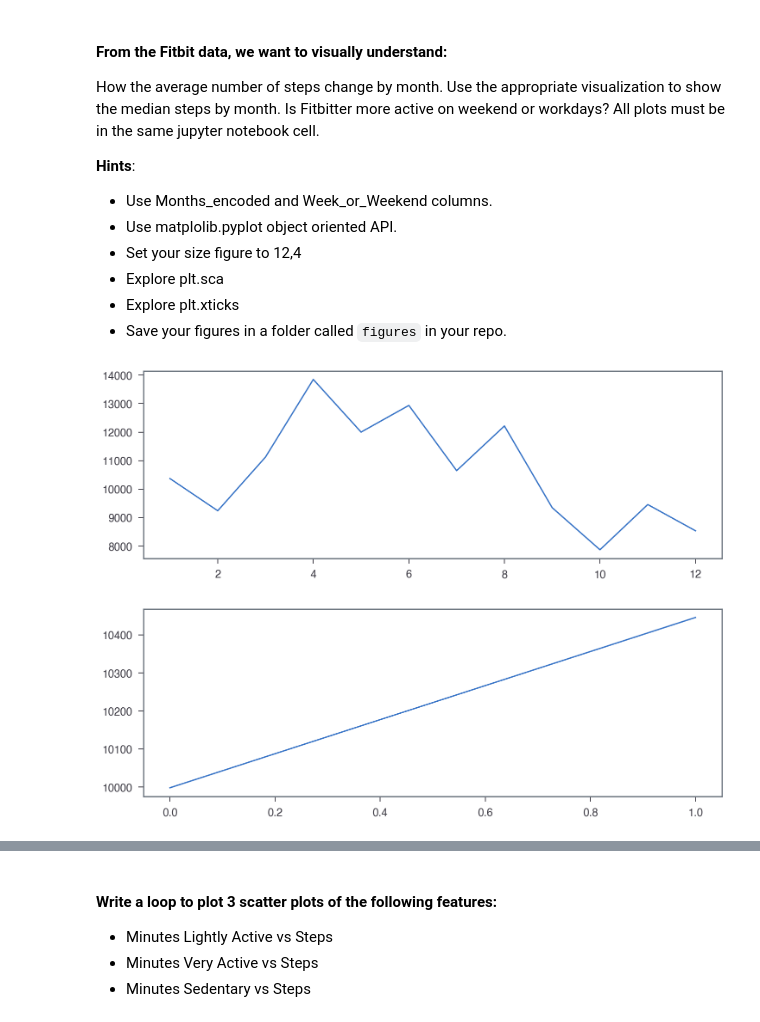
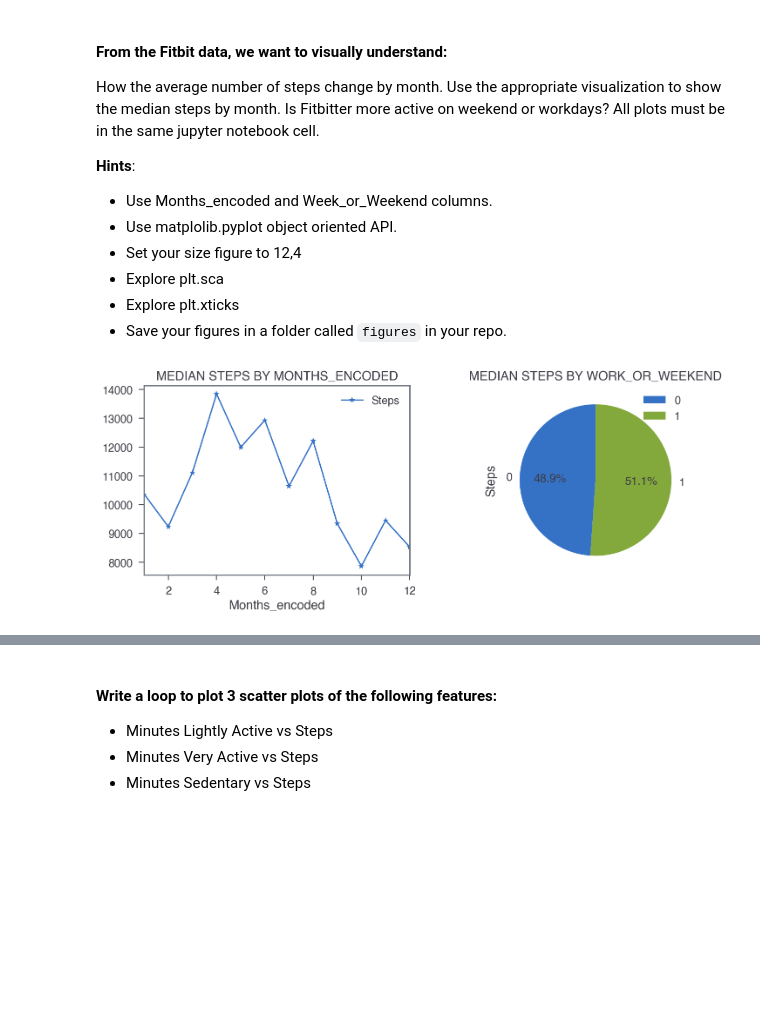
Before and after one commit to ta-data-lis/lab-matplotlib-seaborn, a Jupyter notebook: your-code/main.ipynb, the cells around one changed output, grey strips where cells are left out. Drawn from its saved outputs; the diff is of its cells as text; code cells hidden in the pictures; blank space fills up the shorter version.

```diff
--- a/your-code/main.ipynb
+++ b/your-code/main.ipynb
@@ -157,28 +163,39 @@ How the average number of steps change by month. Use the appropriate visualizati
 * Explore plt.sca
 * Explore plt.xticks
 * Save your figures in a folder called `figures` in your repo.
-# %%
-# MEDIAN STEPS BY MONTH_ENCODED
-months_grouped = fitbit.groupby('Months_encoded').agg({'Steps': 'median'})
-months_grouped.head()
-
-plt.figure(figsize = (12, 4))
-plt.plot(months_grouped['Steps']) # not using db_f['Months_encoded'], as the x axis, because
-# it is the index
-# in the groupby above, so I guess it works without calling it?
-# If we had used as_index = False on the groupby I guess we would have to call it
-
-# MEDIAN STEPS BY WORK_OR_WEEKEND
-work_or_weekend = fitbit.groupby('Work_or_Weekend').agg({'Steps': 'median'})
-work_or_weekend.head()
-
-plt.figure(figsize = (12, 4))
-plt.plot(work_or_weekend['Steps'])
-
-#f, (ax1)
-
-
-plt.show()
-# %% [output]
-[figure, removed]
-[figure, removed]
+# %%
+'''
+Ok, I have a lot of questions about this exercise. It was kinda hard and I don't know why the
+axs[0] = months_grouped.plot() method wasn't working?
+I had to search online and then I found out I could stick the .plot after the groupby and start
+writing the arguments and all that, as you can see, which is a bit strange, but whatever.
+
+All the plots were looking kinda strange at first, giving errors, and there were 2 blank plots side
+by side on the first line, and then my actual plots were displayed below, one and then the other,
+which did not correspond to the command (1, 2) for 1 row and 2 cols.
+
+I will clean up this cell and try to reproduce the erros in the next cell. Please take a look.
+'''
+# Setting up the subplots
+fig, axs = plt.subplots(1, 2, figsize = (12, 4))
+
+# MEDIAN STEPS BY MONTH_ENCODED
+months_grouped = fitbit.groupby('Months_encoded').agg({'Steps': 'median'})\
+.plot(style = '*-', ax = axs[0])
+#months_grouped.head()
+axs[0].set_title('MEDIAN STEPS BY MONTHS_ENCODED')
+
+
+# MEDIAN STEPS BY WORK_OR_WEEKEND
+work_or_weekend = fitbit.groupby('Work_or_Weekend').agg({'Steps': 'median'})\
+.plot(kind = 'pie', subplots = True, ax = axs[1], autopct='%1.1f%%', startangle = 90)
+#work_or_weekend.head()
+axs[1].set_title('MEDIAN STEPS BY WORK_OR_WEEKEND')
+
+
+#plt.show()
+# Don't understand why it's saving as a blank .png?? - plt.show() is the problem found out below
+# Notice the '0 axes'??
+plt.savefig('Figures/fig4')
+# %% [output]
+[figure, added]
```
Also changed, not shown: parts of 41 cells of this notebook, 19 other files.
